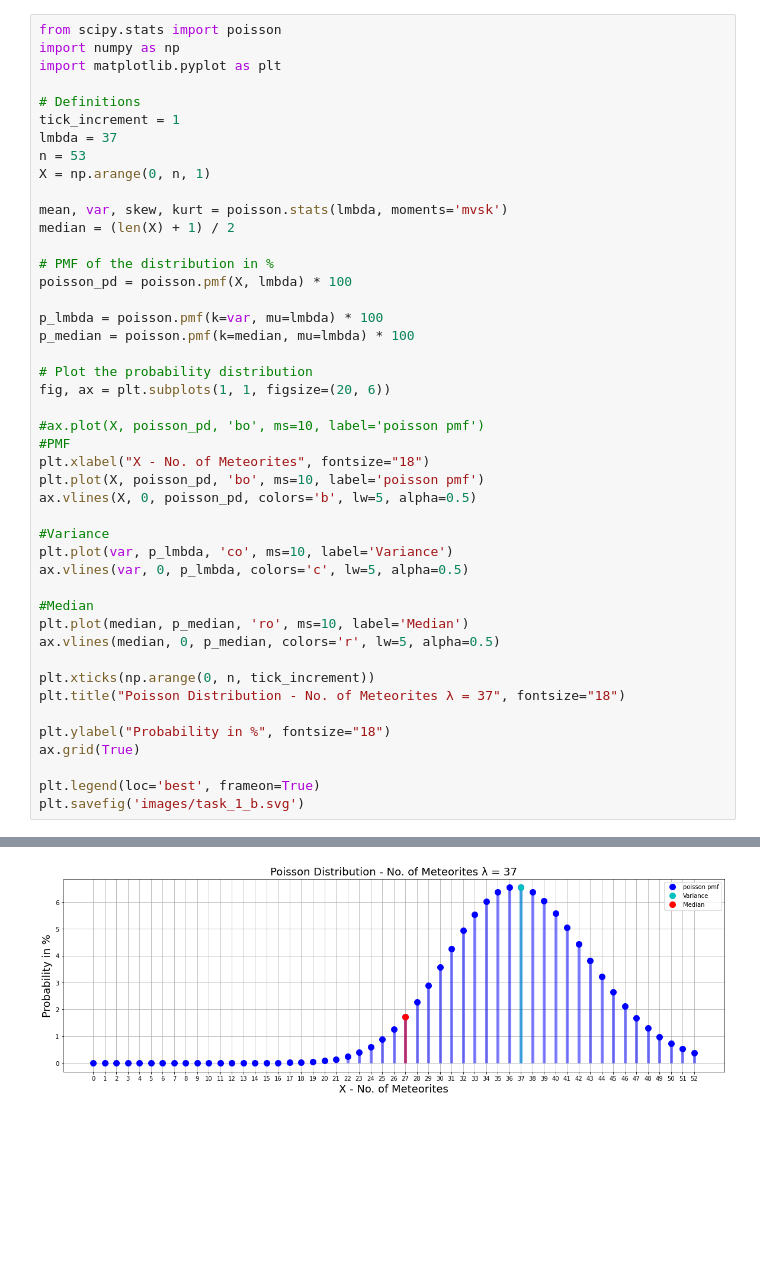
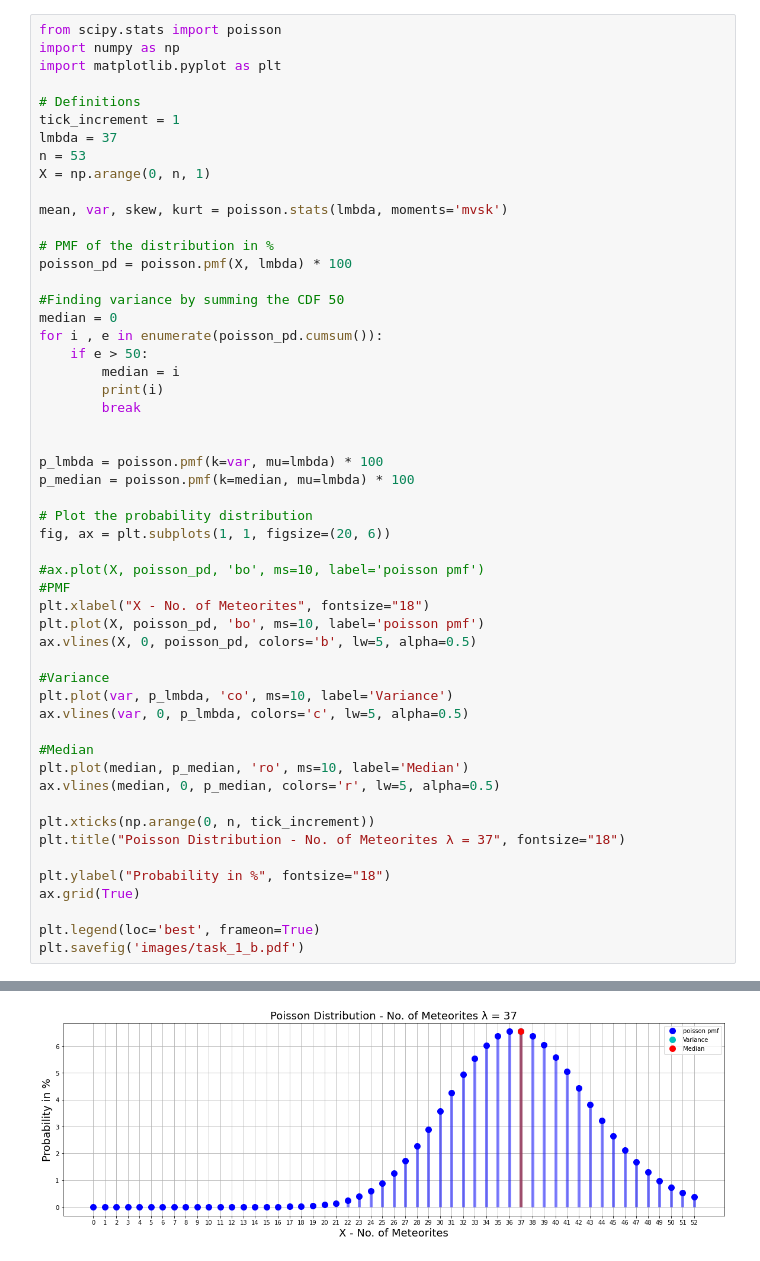
Before and after one commit to prannoymulmi/Advanced-stats, a Jupyter notebook: task_1_b.ipynb, the cells around one changed output, grey strips where cells are left out. Drawn from its saved outputs; the diff is of its cells as text; blank space fills up the shorter version.

```diff
--- a/task_1_b.ipynb
+++ b/task_1_b.ipynb
@@ -10,10 +10,18 @@ n = 53
 X = np.arange(0, n, 1)
 
 mean, var, skew, kurt = poisson.stats(lmbda, moments='mvsk')
-median = (len(X) + 1) / 2
 
 # PMF of the distribution in %
 poisson_pd = poisson.pmf(X, lmbda) * 100
+
+#Finding variance by summing the CDF 50
+median = 0
+for i , e in enumerate(poisson_pd.cumsum()):
+    if e > 50:
+        median = i
+        print(i)
+        break
+
 
 p_lmbda = poisson.pmf(k=var, mu=lmbda) * 100
 p_median = poisson.pmf(k=median, mu=lmbda) * 100
@@ -42,5 +50,5 @@ plt.ylabel("Probability in %", fontsize="18")
 ax.grid(True)
 
 plt.legend(loc='best', frameon=True)
-plt.savefig('images/task_1_b.svg')
+plt.savefig('images/task_1_b.pdf')
 # %% [output]
@@ -48 +56 @@ plt.savefig('images/task_1_b.svg')
-[figure, old version]
+[figure, new version]
```
Also changed, not shown: parts of 1 cell of this notebook, 11 other files.
